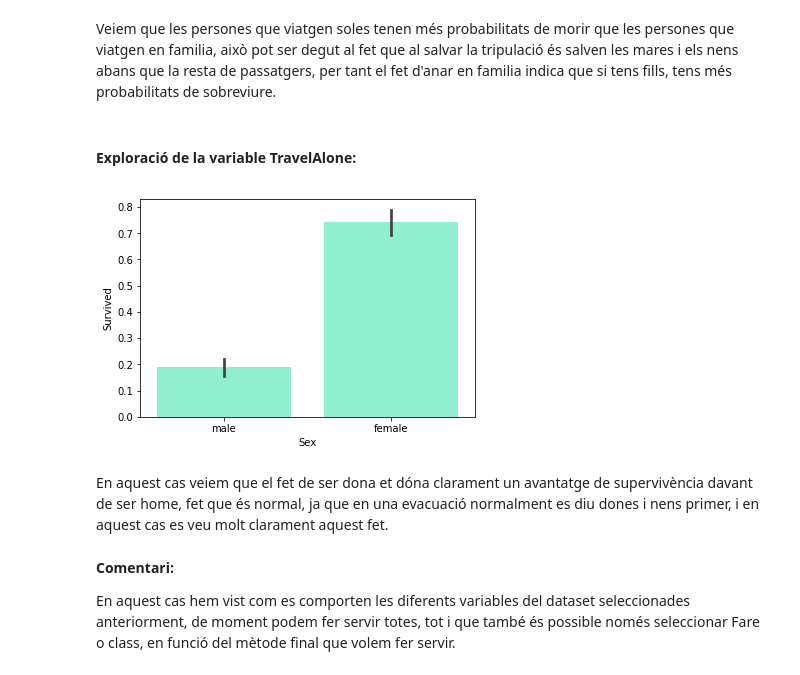
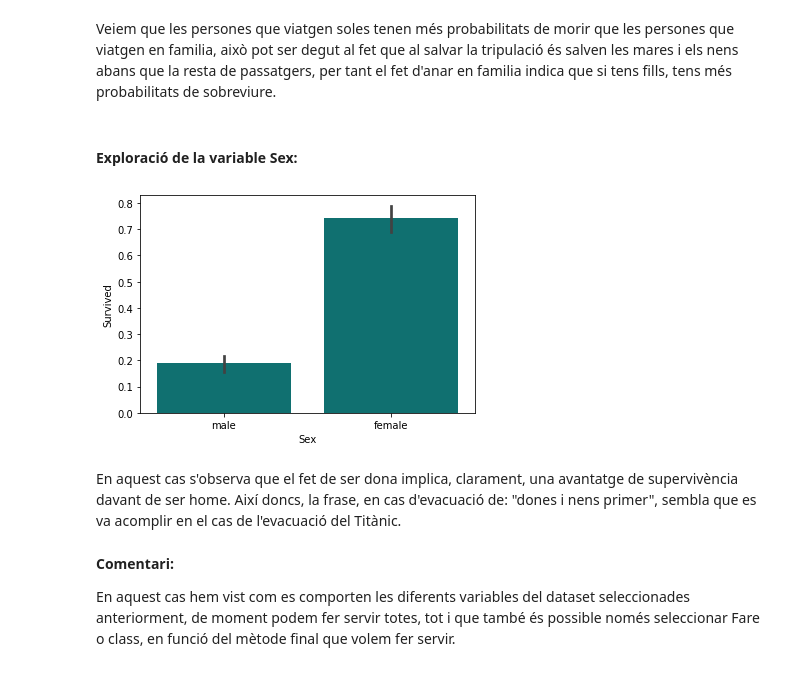
Before and after one commit to Ilergeta/titanic-uoc, a Jupyter notebook: notebook/Practica2_Titanic.ipynb, the cells around one changed output. Cells and saved outputs as stored; diff of their text form; code cells hidden in the pictures.

```diff
--- a/notebook/Practica2_Titanic.ipynb
+++ b/notebook/Practica2_Titanic.ipynb
@@ -438,14 +480,14 @@ plt.show()
 # %% [markdown]
 Veiem que les persones que viatgen soles tenen més probabilitats de morir que les persones que viatgen en familia, això pot ser degut al fet que al salvar la tripulació és salven les mares i els nens abans que la resta de passatgers, per tant el fet d'anar en familia indica que si tens fills, tens més probabilitats de sobreviure.
 # %% [markdown]
-#### Exploració de la variable TravelAlone:
+#### Exploració de la variable Sex:
 # %%
-sns.barplot('Sex', 'Survived', data=titanic_train_raw, color="aquamarine")
+sns.barplot('Sex', 'Survived', data=titanic_train_raw, color="teal")
 plt.show()
 # %% [output]
-[figure, old version]
+[figure, new version]
 # %% [markdown]
-En aquest cas veiem que el fet de ser dona et dóna clarament un avantatge de supervivència davant de ser home, fet que és normal, ja que en una evacuació normalment es diu dones i nens primer, i en aquest cas es veu molt clarament aquest fet.
+En aquest cas s'observa que el fet de ser dona implica, clarament, una avantatge de supervivència davant de ser home. Així doncs, la frase, en cas d'evacuació de: "dones i nens primer", sembla que es va acomplir en el cas de l'evacuació del Titànic.
 # %% [markdown]
 **Comentari:**
 
```
Also changed, not shown: parts of 29 cells of this notebook.
